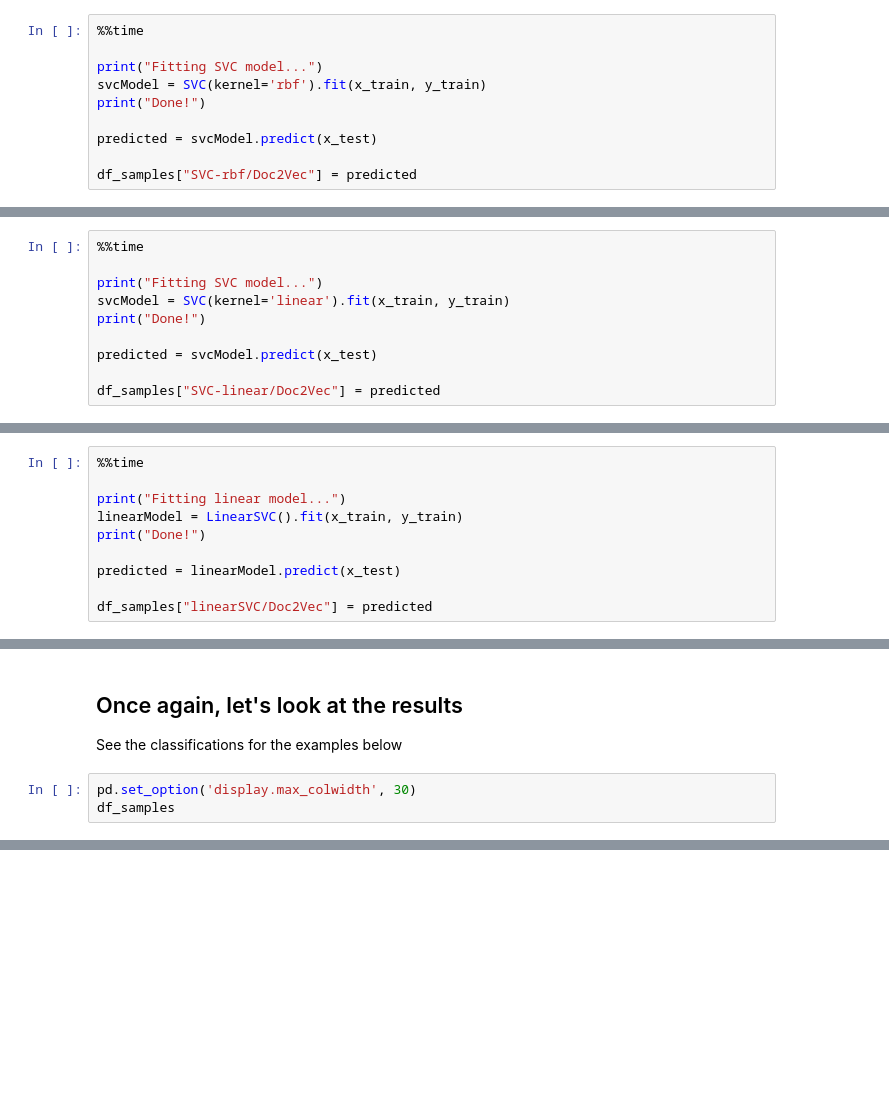
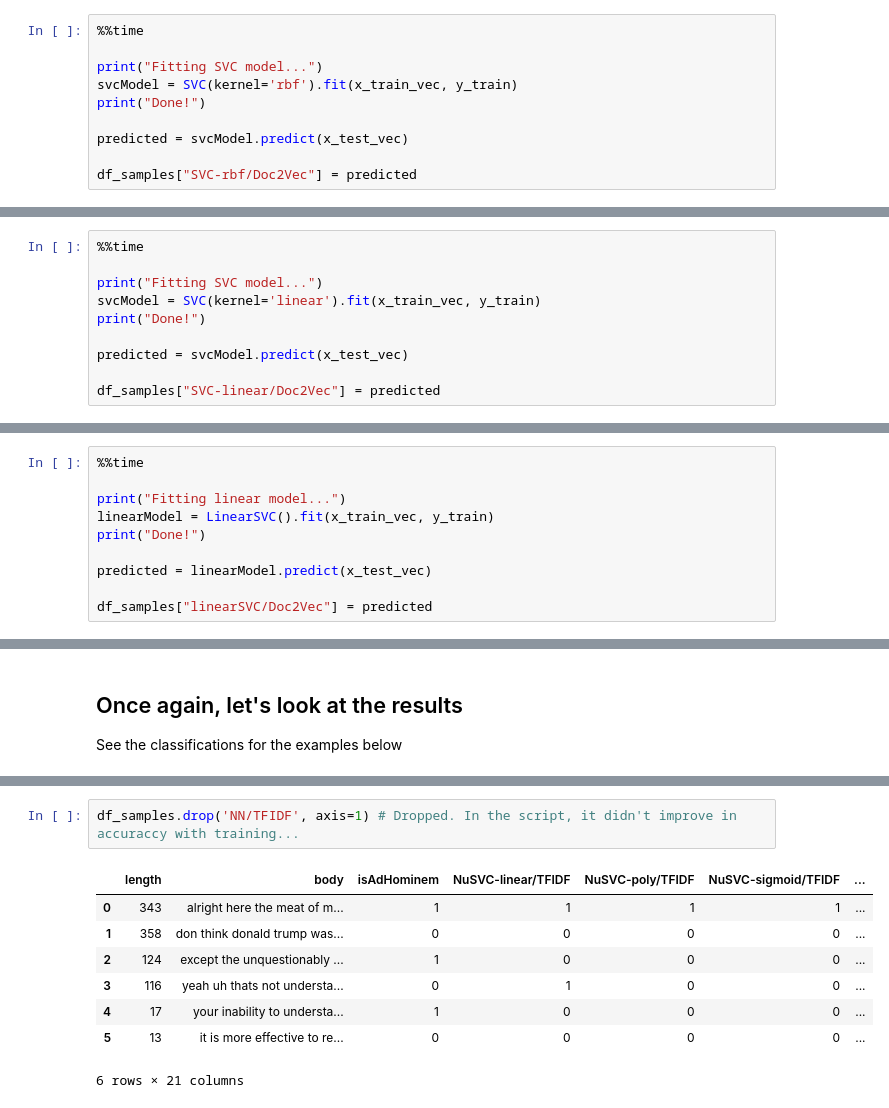
Before and after one commit to iPieter/ad-hominem-detection, a Jupyter notebook: models/06_samples/ind_analysis.ipynb, the cells around one changed output, grey strips where cells are left out. Cells and saved outputs as stored; diff of their text form; blank space fills up the shorter version.

Commit message:
finished the samples analysis. worked on doc2vec+NN but didn't use it

```diff
--- a/models/06_samples/ind_analysis.ipynb
+++ b/models/06_samples/ind_analysis.ipynb
@@ -461,10 +464,10 @@ Wall time: 40 s
 %%time
 
 print("Fitting SVC model...")
-svcModel = SVC(kernel='rbf').fit(x_train, y_train)
+svcModel = SVC(kernel='rbf').fit(x_train_vec, y_train)
 print("Done!")
 
-predicted = svcModel.predict(x_test)
+predicted = svcModel.predict(x_test_vec)
 
 df_samples["SVC-rbf/Doc2Vec"] = predicted
 # %% [output]
@@ -476,10 +479,10 @@ Wall time: 38.7 s
 %%time
 
 print("Fitting SVC model...")
-svcModel = SVC(kernel='linear').fit(x_train, y_train)
+svcModel = SVC(kernel='linear').fit(x_train_vec, y_train)
 print("Done!")
 
-predicted = svcModel.predict(x_test)
+predicted = svcModel.predict(x_test_vec)
 
 df_samples["SVC-linear/Doc2Vec"] = predicted
 # %% [output]
@@ -494,10 +497,10 @@ As seen before, it is equivalent to `SVC(kernel='linear'`, with implementation d
 %%time
 
 print("Fitting linear model...")
-linearModel = LinearSVC().fit(x_train, y_train)
+linearModel = LinearSVC().fit(x_train_vec, y_train)
 print("Done!")
 
-predicted = linearModel.predict(x_test)
+predicted = linearModel.predict(x_test_vec)
 
 df_samples["linearSVC/Doc2Vec"] = predicted
 # %% [output]
@@ -508,6 +511,3 @@ Wall time: 273 ms
 # %% [markdown]
 ## Once again, let's look at the results
 See the classifications for the examples below
-# %%
-pd.set_option('display.max_colwidth', 30)
-df_samples
@@ -522,0 +514,11 @@ df_samples
+# %%
+df_samples.drop('NN/TFIDF', axis=1) # Dropped. In the script, it didn't improve in accuraccy with training...
+# %% [output]
+|  | length | body | isAdHominem | NuSVC-linear/TFIDF | NuSVC-poly/TFIDF | NuSVC-sigmoid/TFIDF | ... |
+| 0 | 343 | alright here the meat of m... | 1 | 1 | 1 | 1 | ... |
+| 1 | 358 | don think donald trump was... | 0 | 0 | 0 | 0 | ... |
+| 2 | 124 | except the unquestionably ... | 1 | 0 | 0 | 0 | ... |
+| 3 | 116 | yeah uh thats not understa... | 0 | 1 | 0 | 0 | ... |
+| 4 | 17 | your inability to understa... | 1 | 0 | 0 | 0 | ... |
+| 5 | 13 | it is more effective to re... | 0 | 0 | 0 | 0 | ... |
+6 rows × 21 columns
```
Also changed, not shown: parts of 25 cells of this notebook, 2 other files.
